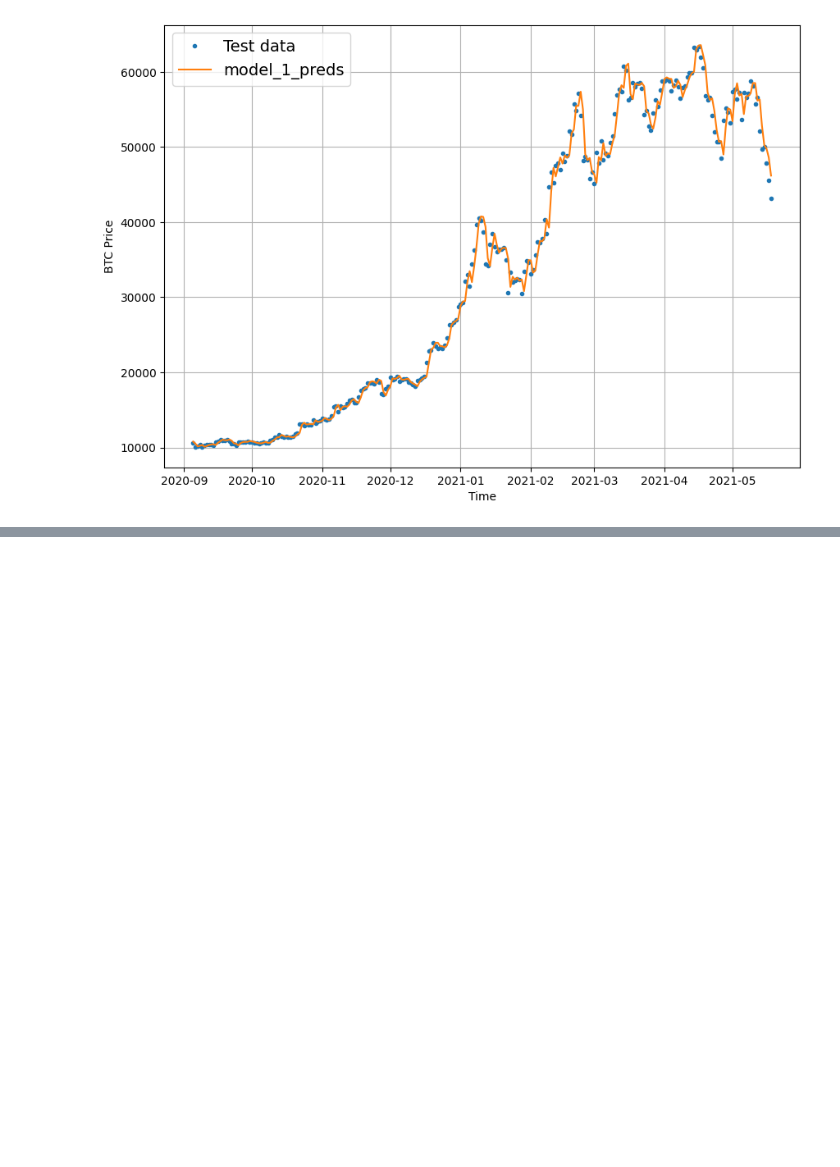
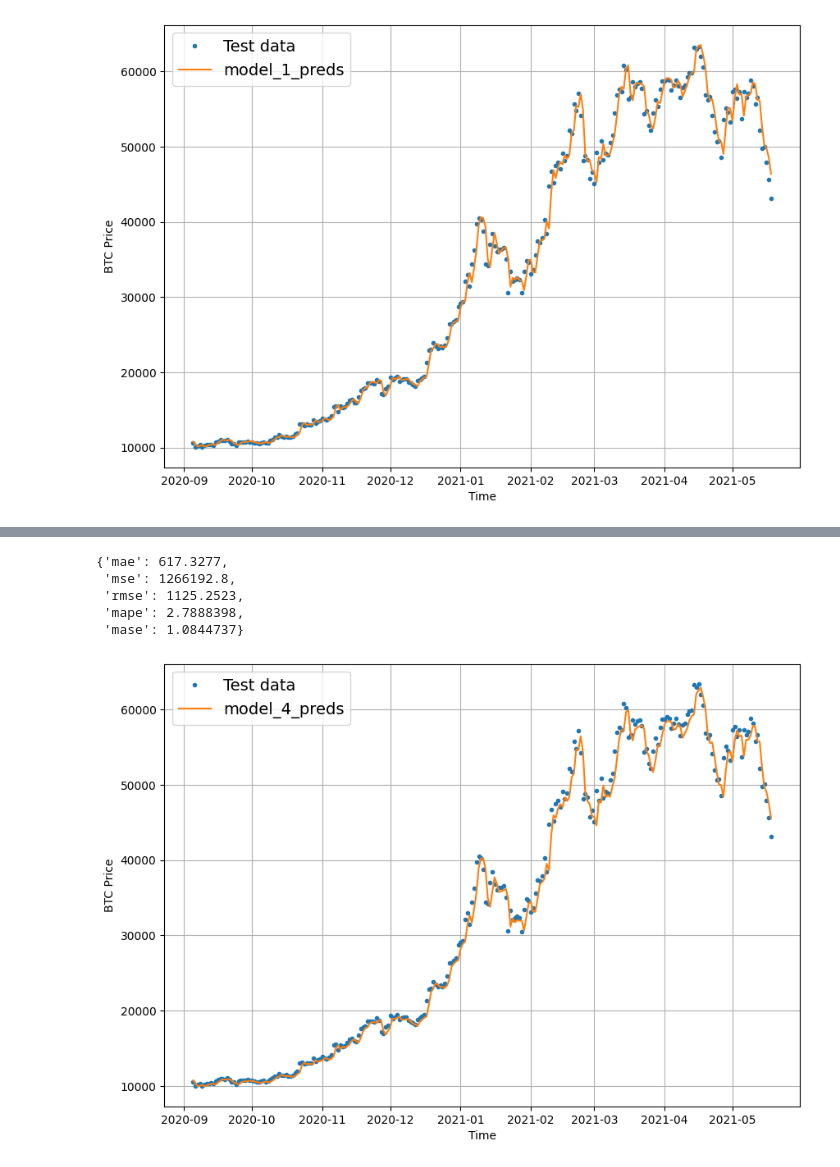
Before and after one commit to miller00315/ia_studies, a Jupyter notebook: time_series_forecasting_with_tensor_flow.ipynb, the cells around one changed output, grey strips where cells are left out. Saved outputs shown, nothing was run; the diff lists cells and outputs as text; code cells hidden in the pictures; blank space fills up the shorter version.

```diff
--- a/time_series_forecasting_with_tensor_flow.ipynb
+++ b/time_series_forecasting_with_tensor_flow.ipynb
@@ -778,0 +993,3 @@ plot_time_series(timesteps=X_test[-len(test_windows):], values=model_1_preds, st
+# %%
+train_windows, test_windows, train_labels, test_labels = make_train_test_splits(windows=full_windows, labels=full_labels)
+len(train_windows), len(test_windows), len(train_labels), len(test_labels)
@@ -778,0 +1006,5 @@ plot_time_series(timesteps=X_test[-len(test_windows):], values=model_1_preds, st
+# %%
+# Before we pass our dat to the Conv1d layer , we have to reshape it in order to make sure it works
+
+x = tf.constant(train_windows[0])
+x
@@ -778,0 +1023,22 @@ plot_time_series(timesteps=X_test[-len(test_windows):], values=model_1_preds, st
+# %%
+tf.random.set_seed(42)
+
+# Create Conv1D model
+
+model_4 = tf.keras.Sequential([
+  layers.Lambda(lambda x: tf.expand_dims(x, axis=1)), # reshape
+  layers.Conv1D(filters=128, kernel_size=5, strides=1, padding="causal", activation="relu"),
+  layers.Dense(HORIZON)
+], name="model_4_conv1d")
+
+model_4.compile(loss="mae",
+                optimizer=tf.keras.optimizers.Adam(),
+                metrics=["mae"])
+
+model_4.fit(train_windows,
+            train_labels,
+            epochs=100,
+            batch_size=128,
+            verbose=0,
+            validation_data=(test_windows, test_labels),
+            callbacks=[create_model_checkpoint(model_name=model_4.name)])
@@ -778,0 +1052,3 @@ plot_time_series(timesteps=X_test[-len(test_windows):], values=model_1_preds, st
+# %%
+model_4_preds = make_preds(model_4, test_windows)
+model_4_preds[:10]
@@ -778,0 +1060,18 @@ plot_time_series(timesteps=X_test[-len(test_windows):], values=model_1_preds, st
+# %%
+model_4_results = evaluate_preds(y_true=tf.squeeze(test_labels),
+                                 y_pred=model_4_preds)
+model_4_results
+# %% [output]
+{'mae': 617.3277,
+ 'mse': 1266192.8,
+ 'rmse': 1125.2523,
+ 'mape': 2.7888398,
+ 'mase': 1.0844737}
+# %%
+offset = 300
+plt.figure(figsize=(10, 7))
+
+plot_time_series(timesteps=X_test[-len(test_windows):], values=test_labels[:, 0], start=offset, label="Test data")
+plot_time_series(timesteps=X_test[-len(test_windows):], values=model_4_preds, start=offset, format="-", label="model_4_preds")
+# %% [output]
+[figure, added]
```
Also changed, not shown: parts of 48 cells of this notebook.
